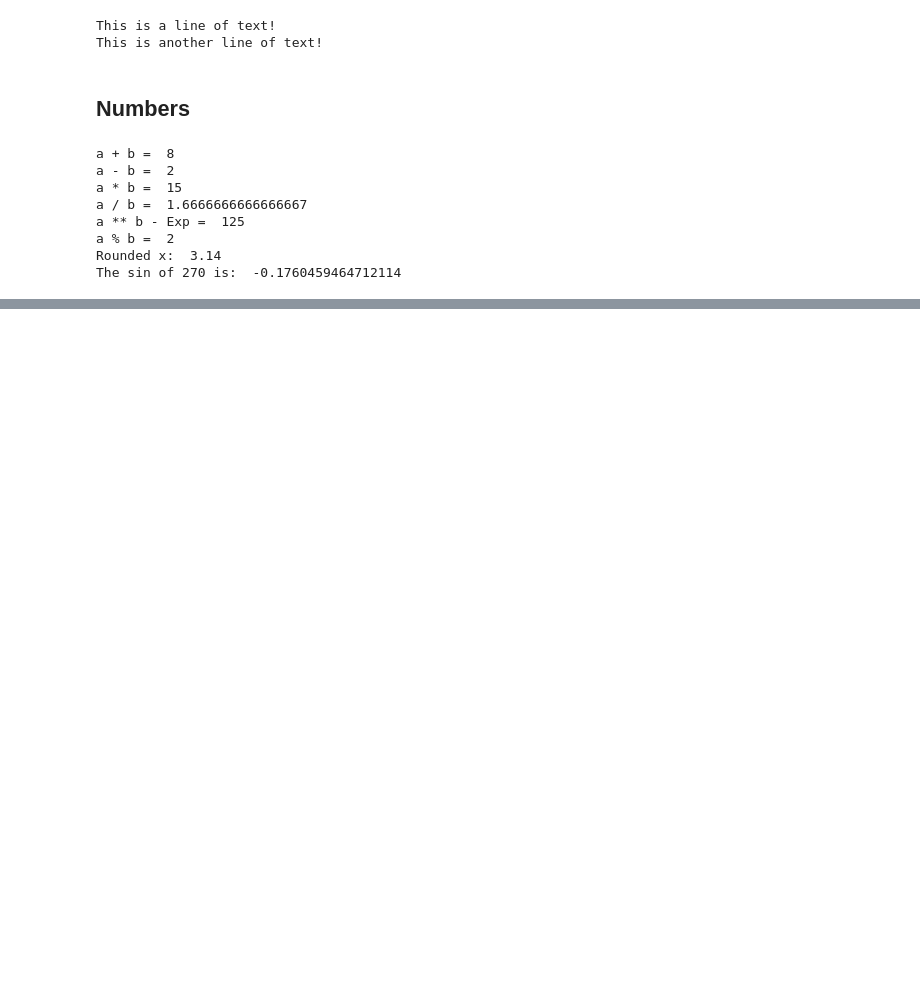
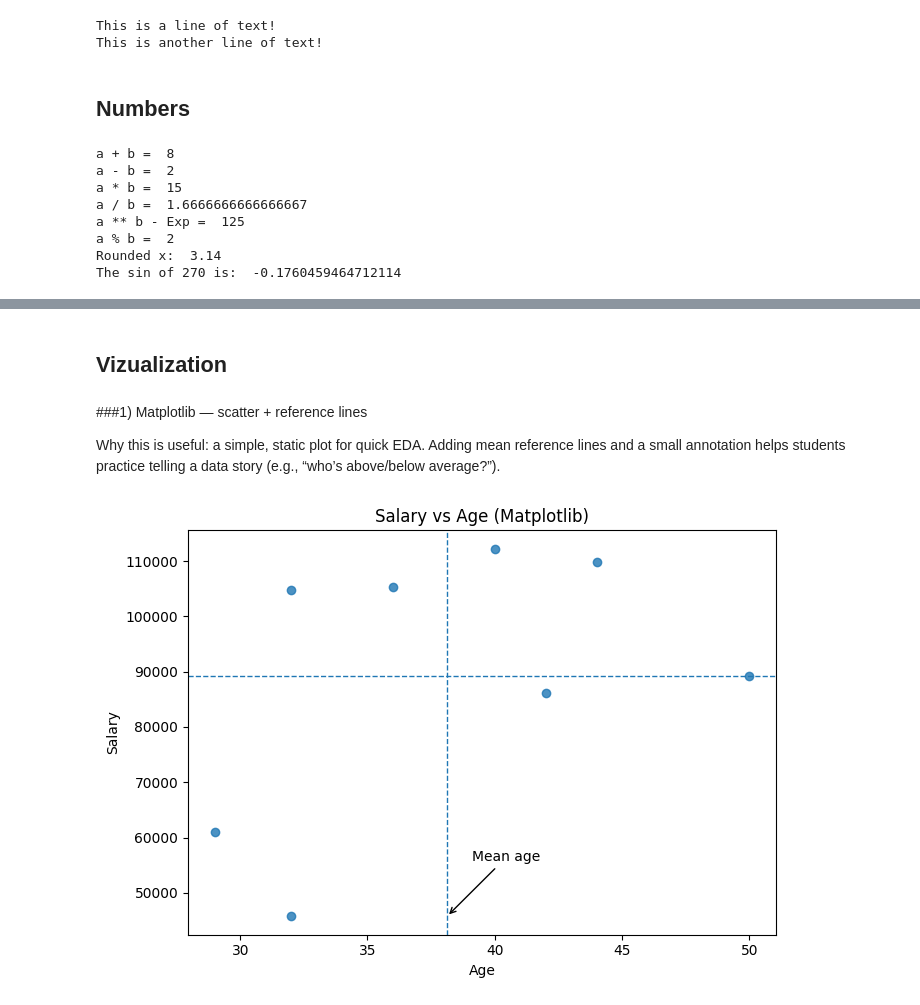
Before and after one commit to jenniferbleaux1/msa550-code-files-2025, a Jupyter notebook: notebooks/00_python_refresher.ipynb, the cells around one changed output, grey strips where cells are left out. Saved outputs shown, nothing was run; the diff lists cells and outputs as text; code cells hidden in the pictures; blank space fills up the shorter version.

```diff
--- a/notebooks/00_python_refresher.ipynb
+++ b/notebooks/00_python_refresher.ipynb
@@ -147,0 +520,2 @@ The sin of 270 is:  -0.1760459464712114
+# %% [markdown]
+## Vizualization
@@ -147,0 +544,32 @@ The sin of 270 is:  -0.1760459464712114
+# %% [markdown]
+###1) Matplotlib — scatter + reference lines
+
+Why this is useful: a simple, static plot for quick EDA. Adding mean reference lines and a small annotation helps students practice telling a data story (e.g., “who’s above/below average?”).
+# %%
+import matplotlib.pyplot as plt
+
+plt.figure(figsize=(7,5))                            # Create a figure with a specific size
+plt.scatter(df_viz["Age"], df_viz["Salary"], alpha=0.8)  # Scatter: Age vs Salary; alpha=transparency
+
+plt.title("Salary vs Age (Matplotlib)")             # Title
+plt.xlabel("Age")                                    # X-axis label
+plt.ylabel("Salary")                                 # Y-axis label
+
+# Reference lines: simple storytelling device for “above/below average”
+mu_age = df_viz["Age"].mean()
+mu_sal = df_viz["Salary"].mean()
+plt.axvline(mu_age, linestyle="--", linewidth=1)     # Vertical mean-age line
+plt.axhline(mu_sal, linestyle="--", linewidth=1)     # Horizontal mean-salary line
+
+# Minimal annotation to point out something interesting
+plt.annotate(
+    "Mean age",
+    xy=(mu_age, df_viz["Salary"].min()),             # Arrow points to (x=mean age, y=min salary)
+    xytext=(mu_age + 1, df_viz["Salary"].min() + 10_000),  # Place the text a bit to the right/up
+    arrowprops=dict(arrowstyle="->")                  # Style of the arrow
+)
+
+plt.tight_layout()                                    # Adjusts paddings to avoid overlap
+plt.show()                                            # Render the figure in the notebook
+# %% [output]
+[figure, added]
```
Also changed, not shown: parts of 24 cells of this notebook.
